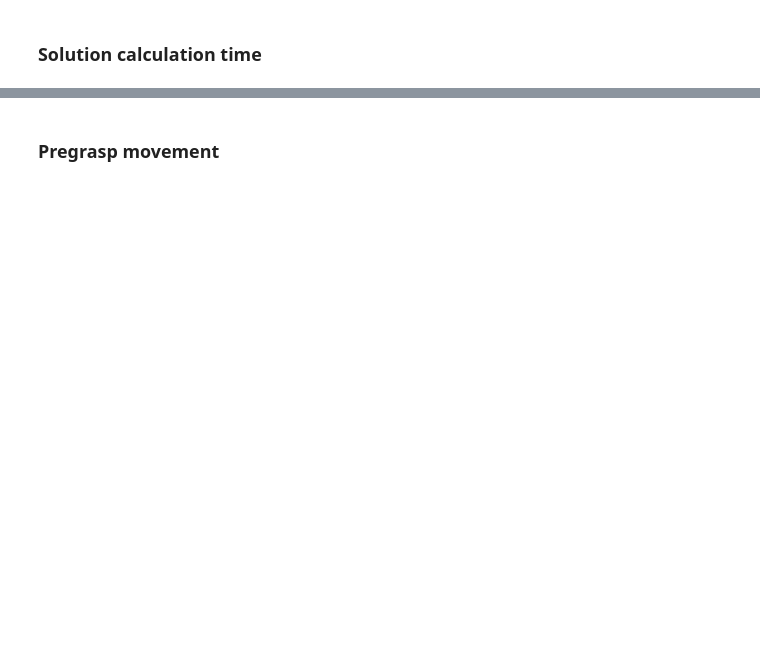
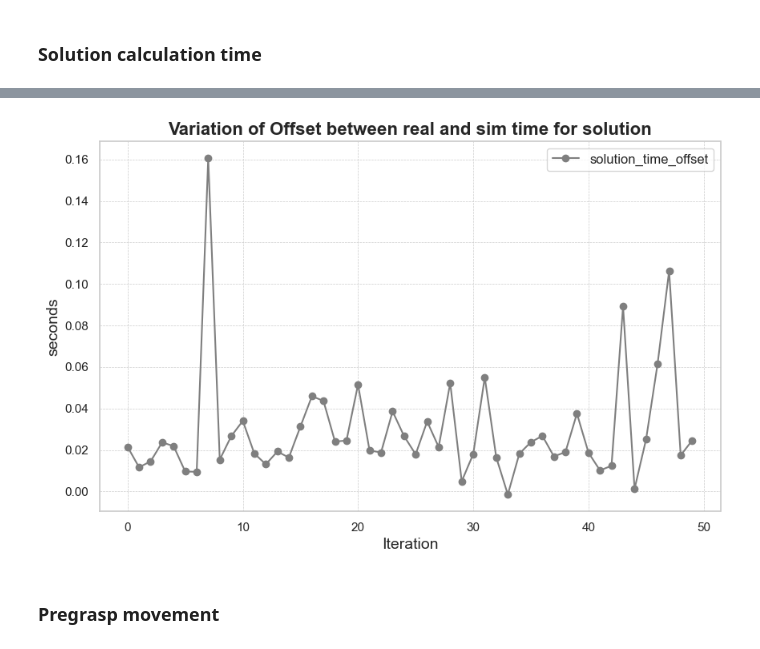
Before and after one commit to adityavkulkarni/2D_dynamic_object_grasping, a Jupyter notebook: results.ipynb, the cells around one changed output, grey strips where cells are left out. Saved outputs shown, nothing was run; the diff lists cells and outputs as text; code cells hidden in the pictures; blank space fills up the shorter version.

```diff
--- a/results.ipynb
+++ b/results.ipynb
@@ -51,3 +51,16 @@ plt.grid(True, which='both', linestyle='--', linewidth=0.5)
+# %%
+plt.figure(figsize=(10, 6))
+plt.plot(df['solution_time_offset'], label='solution_time_offset', marker='o', color=sns.color_palette("tab10")[7])
+
+plt.title('Variation of Offset between real and sim time for solution', fontsize=16, fontweight='bold')
+plt.xlabel('Iteration', fontsize=14)
+plt.ylabel('seconds', fontsize=14)
+plt.legend(fontsize=12, loc='upper right')
+
+plt.grid(True, which='both', linestyle='--', linewidth=0.5)
+plt.show()
+# %% [output]
+[figure, added]
 # %% [markdown]
 ### Pregrasp movement
 # %%
```
Also changed, not shown: parts of 7 cells of this notebook, 1 other file.
